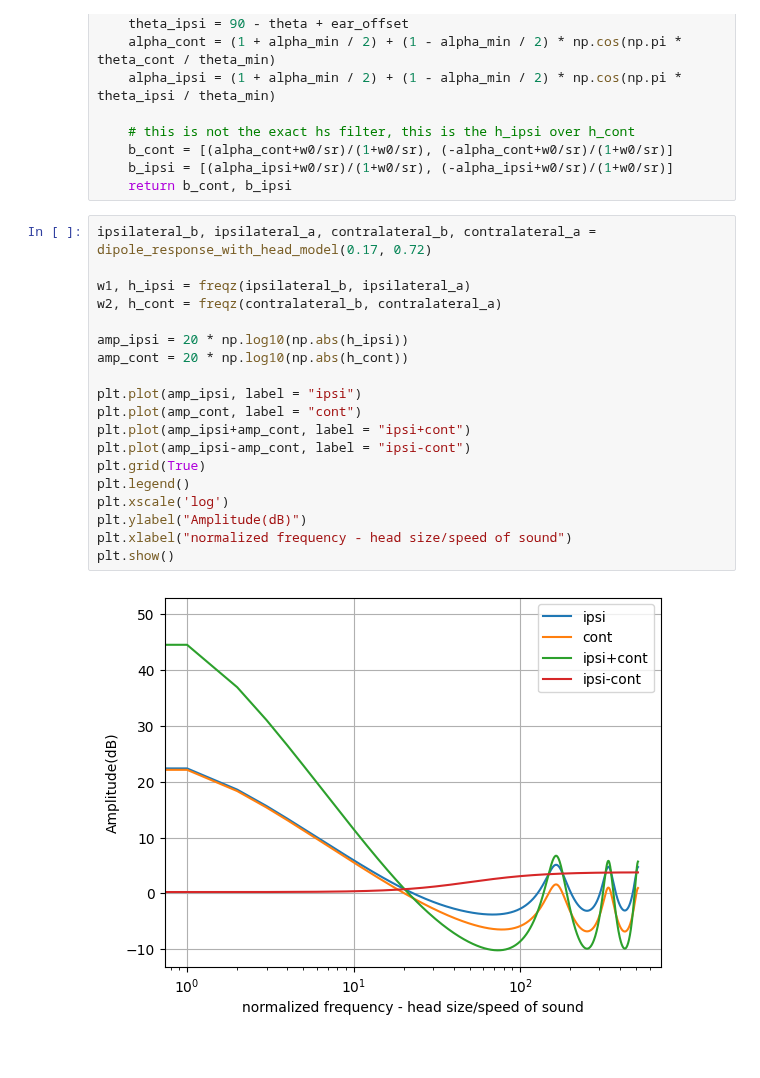
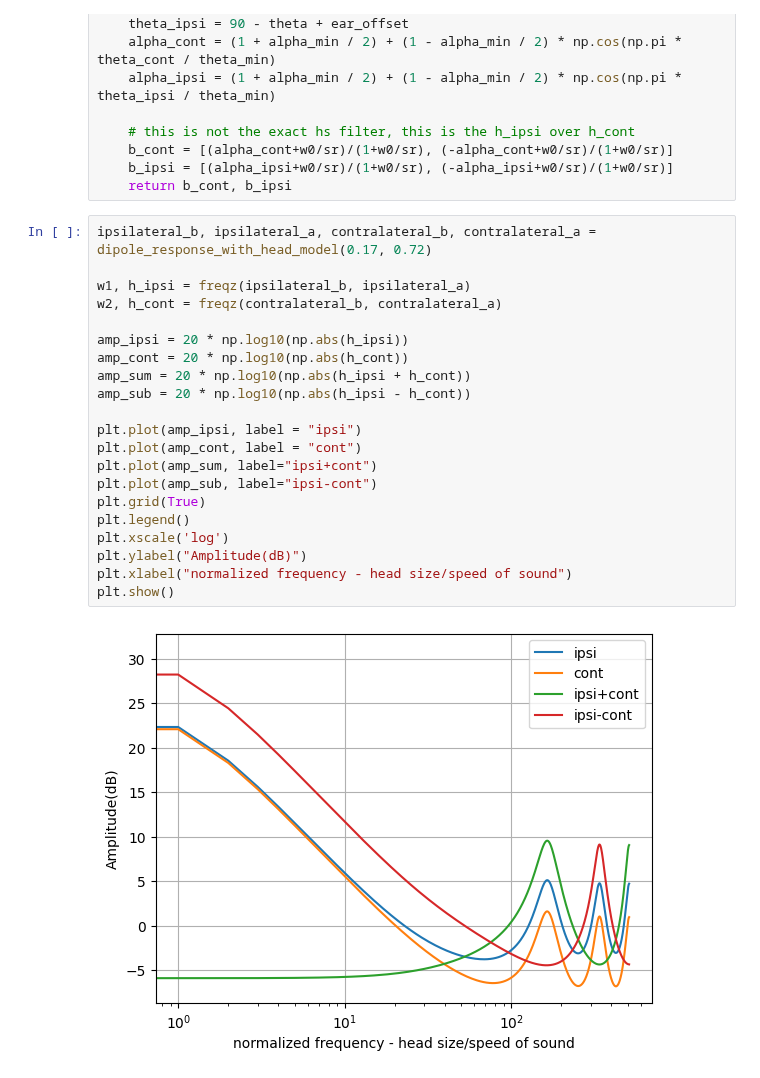
Before and after one commit to kweiwen/pitki, a Jupyter notebook: hrtf/Dipole Response with Head Model.ipynb, the cells around one changed output. Drawn from its saved outputs; the diff is of its cells as text.

```diff
--- a/hrtf/Dipole Response with Head Model.ipynb
+++ b/hrtf/Dipole Response with Head Model.ipynb
@@ -57,21 +57,23 @@ def compute_h_ipsi_over_h_cont_z(c, a, theta, ear_offset = 10, alpha_min = 0.1,
 # %%
 ipsilateral_b, ipsilateral_a, contralateral_b, contralateral_a = dipole_response_with_head_model(0.17, 0.72)
 
 w1, h_ipsi = freqz(ipsilateral_b, ipsilateral_a)
 w2, h_cont = freqz(contralateral_b, contralateral_a)
 
 amp_ipsi = 20 * np.log10(np.abs(h_ipsi))
 amp_cont = 20 * np.log10(np.abs(h_cont))
+amp_sum = 20 * np.log10(np.abs(h_ipsi + h_cont))
+amp_sub = 20 * np.log10(np.abs(h_ipsi - h_cont))
 
 plt.plot(amp_ipsi, label = "ipsi")
 plt.plot(amp_cont, label = "cont")
-plt.plot(amp_ipsi+amp_cont, label = "ipsi+cont")
-plt.plot(amp_ipsi-amp_cont, label = "ipsi-cont")
+plt.plot(amp_sum, label="ipsi+cont")
+plt.plot(amp_sub, label="ipsi-cont")
 plt.grid(True)
 plt.legend()
 plt.xscale('log')
 plt.ylabel("Amplitude(dB)")
 plt.xlabel("normalized frequency - head size/speed of sound")
 plt.show()
 # %% [output]
-[figure, old version]
+[figure, new version]
```
